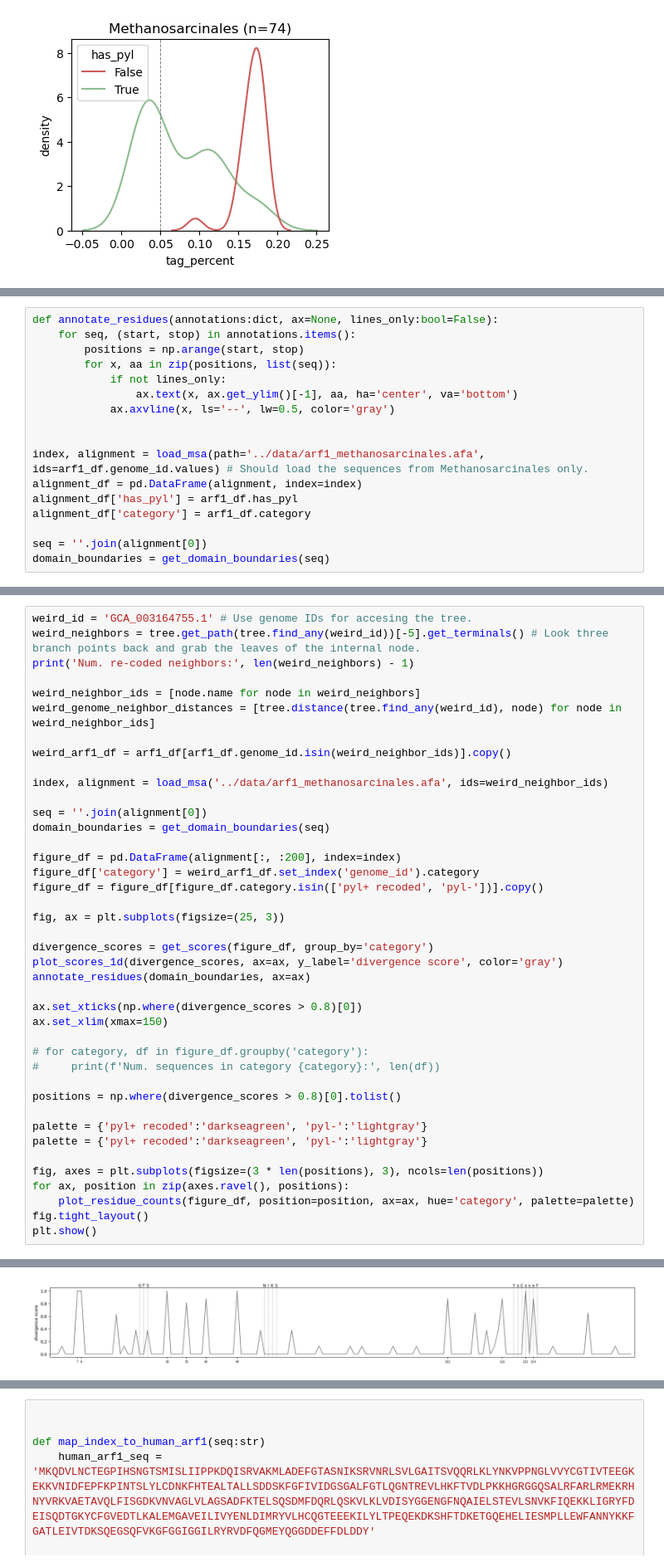
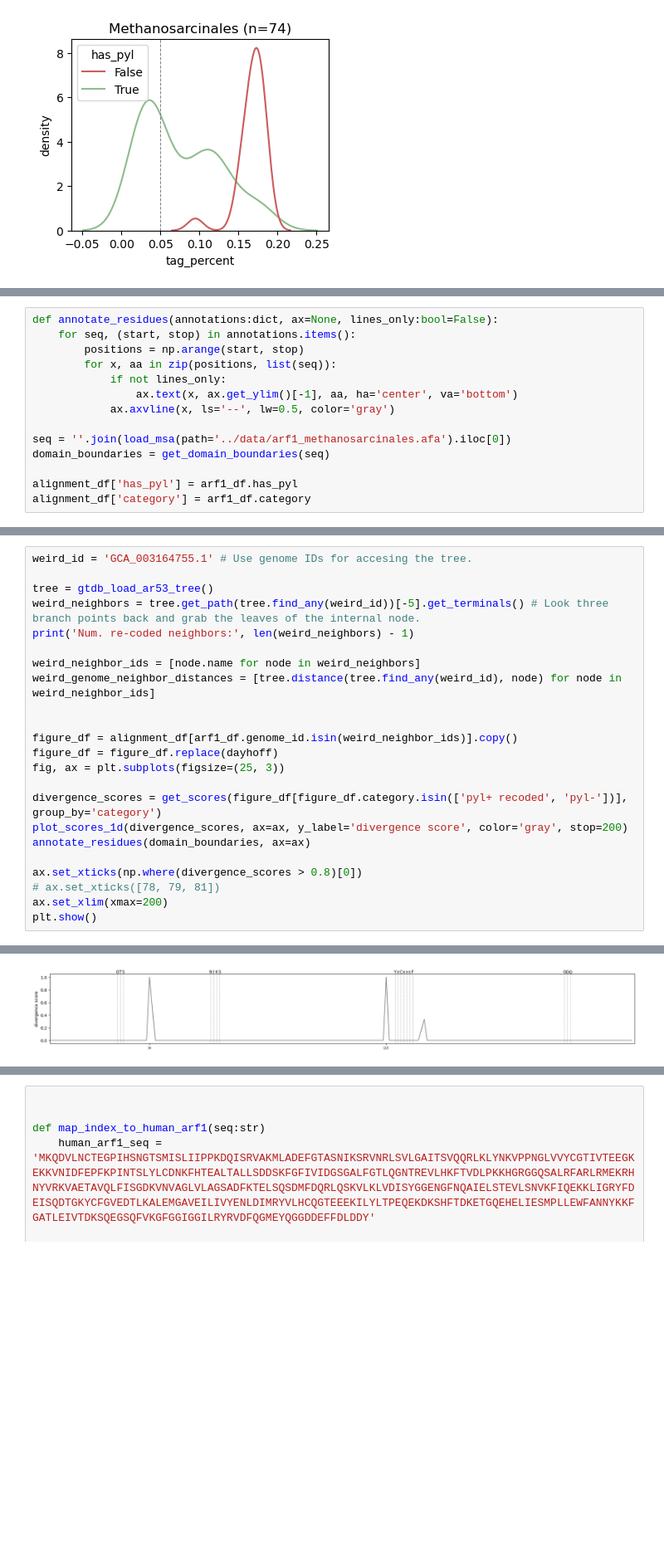
Before and after one commit to pipparichter/pyrrolysine, a Jupyter notebook: notebooks/arf1-methanosarcinales.ipynb, the cells around one changed output, grey strips where cells are left out. Shown at 83% size. Cells and saved outputs as stored; diff of their text form; blank space fills up the shorter version.

```diff
--- a/notebooks/arf1-methanosarcinales.ipynb
+++ b/notebooks/arf1-methanosarcinales.ipynb
@@ -140,14 +78,11 @@ def annotate_residues(annotations:dict, ax=None, lines_only:bool=False):
                 ax.text(x, ax.get_ylim()[-1], aa, ha='center', va='bottom')
             ax.axvline(x, ls='--', lw=0.5, color='gray')
 
+seq = ''.join(load_msa(path='../data/arf1_methanosarcinales.afa').iloc[0])
+domain_boundaries = get_domain_boundaries(seq)
 
-index, alignment = load_msa(path='../data/arf1_methanosarcinales.afa', ids=arf1_df.genome_id.values) # Should load the sequences from Methanosarcinales only.
-alignment_df = pd.DataFrame(alignment, index=index)
 alignment_df['has_pyl'] = arf1_df.has_pyl
 alignment_df['category'] = arf1_df.category
-
-seq = ''.join(alignment[0])
-domain_boundaries = get_domain_boundaries(seq)
 # %% [output]
 get_domain_boundaries: NIKS boundaries 55-59.
 get_domain_boundaries: YxCxxxF boundaries 118-125.
@@ -155,42 +91,24 @@ get_domain_boundaries: GTS boundaries 23-26.
 # %%
 weird_id = 'GCA_003164755.1' # Use genome IDs for accesing the tree.
+
+tree = gtdb_load_ar53_tree()
 weird_neighbors = tree.get_path(tree.find_any(weird_id))[-5].get_terminals() # Look three branch points back and grab the leaves of the internal node.
 print('Num. re-coded neighbors:', len(weird_neighbors) - 1)
 
 weird_neighbor_ids = [node.name for node in weird_neighbors]
 weird_genome_neighbor_distances = [tree.distance(tree.find_any(weird_id), node) for node in weird_neighbor_ids]
 
-weird_arf1_df = arf1_df[arf1_df.genome_id.isin(weird_neighbor_ids)].copy()
 
-index, alignment = load_msa('../data/arf1_methanosarcinales.afa', ids=weird_neighbor_ids)
-
-seq = ''.join(alignment[0])
-domain_boundaries = get_domain_boundaries(seq)
-
-figure_df = pd.DataFrame(alignment[:, :200], index=index)
-figure_df['category'] = weird_arf1_df.set_index('genome_id').category
-figure_df = figure_df[figure_df.category.isin(['pyl+ recoded', 'pyl-'])].copy()
-
+figure_df = alignment_df[arf1_df.genome_id.isin(weird_neighbor_ids)].copy()
+figure_df = figure_df.replace(dayhoff)
 fig, ax = plt.subplots(figsize=(25, 3))
 
-divergence_scores = get_scores(figure_df, group_by='category')
-plot_scores_1d(divergence_scores, ax=ax, y_label='divergence score', color='gray')
+divergence_scores = get_scores(figure_df[figure_df.category.isin(['pyl+ recoded', 'pyl-'])], group_by='category')
+plot_scores_1d(divergence_scores, ax=ax, y_label='divergence score', color='gray', stop=200)
 annotate_residues(domain_boundaries, ax=ax)
 
 ax.set_xticks(np.where(divergence_scores > 0.8)[0])
-ax.set_xlim(xmax=150)
-
-# for category, df in figure_df.groupby('category'):
-#     print(f'Num. sequences in category {category}:', len(df))
-
-positions = np.where(divergence_scores > 0.8)[0].tolist()
-
-palette = {'pyl+ recoded':'darkseagreen', 'pyl-':'lightgray'}
-palette = {'pyl+ recoded':'darkseagreen', 'pyl-':'lightgray'}
-
-fig, axes = plt.subplots(figsize=(3 * len(positions), 3), ncols=len(positions))
-for ax, position in zip(axes.ravel(), positions):
-    plot_residue_counts(figure_df, position=position, ax=ax, hue='category', palette=palette)
-fig.tight_layout()
+# ax.set_xticks([78, 79, 81])
+ax.set_xlim(xmax=200)
 plt.show()
 # %% [output]
@@ -201 +116 @@ get_domain_boundaries: GTS boundaries 23-26.
-[figure, old version]
+[figure, new version]
```
Also changed, not shown: parts of 7 cells of this notebook, 4 other files.
